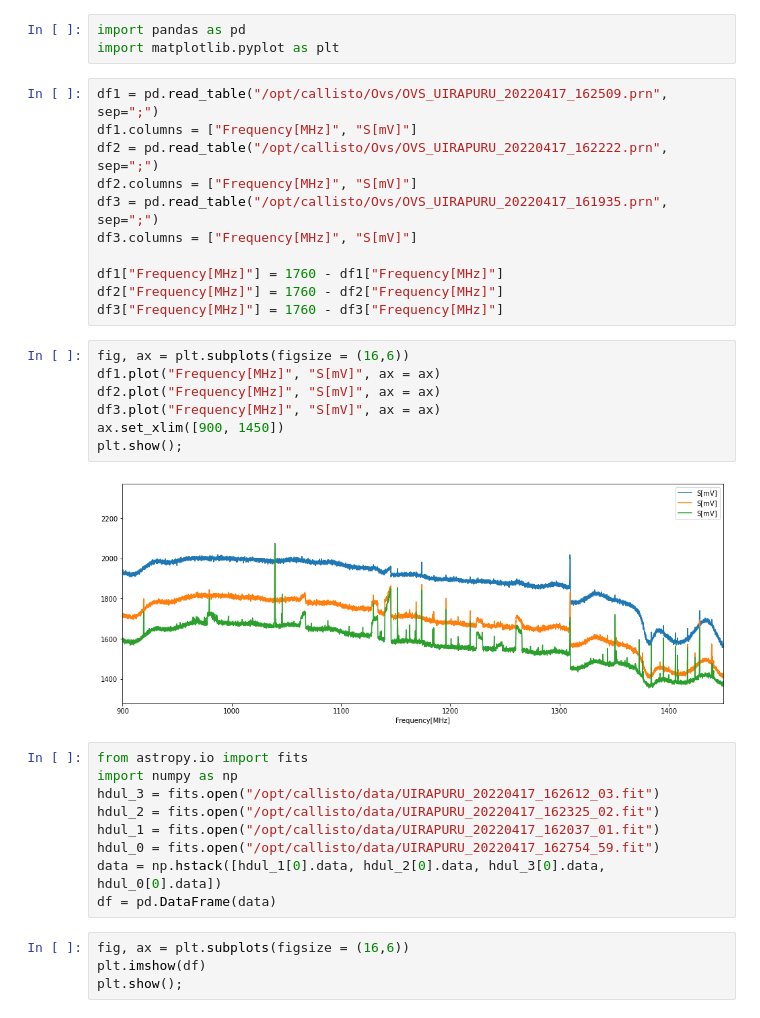
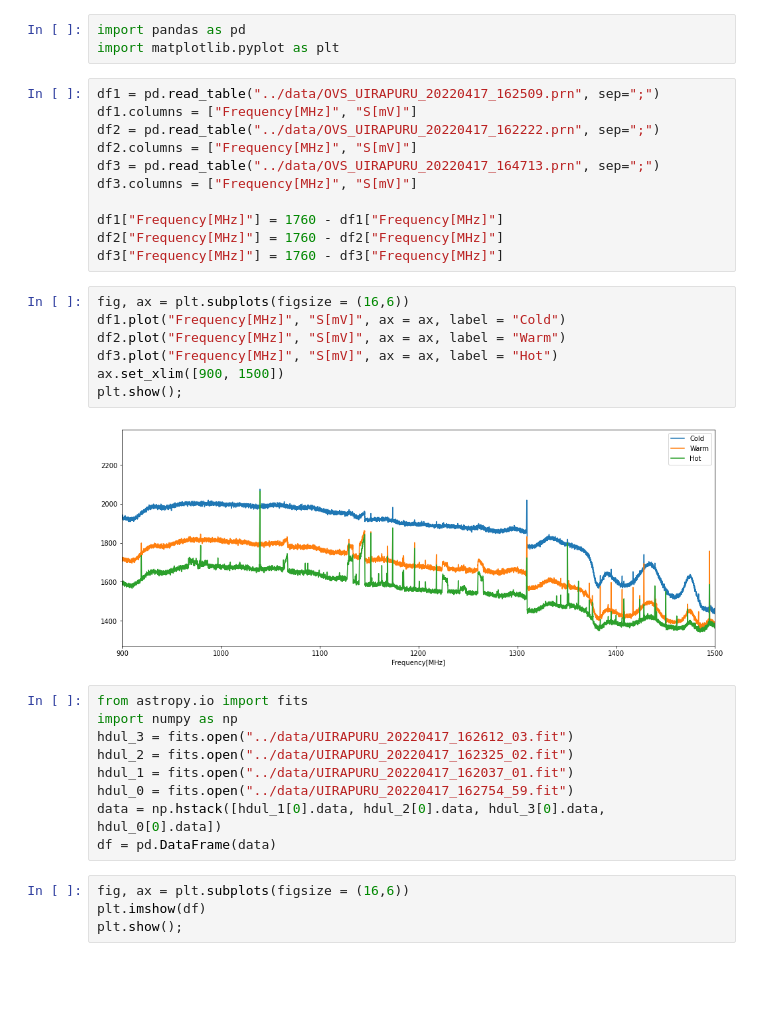
Before and after one commit to TrellixVulnTeam/callisto_JY2V, a Jupyter notebook: docs/Callisto_Controll.ipynb, the cells around one changed output. Cells and saved outputs as stored; diff of their text form; blank space fills up the shorter version.

```diff
--- a/docs/Callisto_Controll.ipynb
+++ b/docs/Callisto_Controll.ipynb
@@ -61,11 +43,11 @@ Callisto.calibrate()
 import pandas as pd
 import matplotlib.pyplot as plt
 # %%
-df1 = pd.read_table("/opt/callisto/Ovs/OVS_UIRAPURU_20220417_162509.prn", sep=";")
+df1 = pd.read_table("../data/OVS_UIRAPURU_20220417_162509.prn", sep=";")
 df1.columns = ["Frequency[MHz]", "S[mV]"]
-df2 = pd.read_table("/opt/callisto/Ovs/OVS_UIRAPURU_20220417_162222.prn", sep=";")
+df2 = pd.read_table("../data/OVS_UIRAPURU_20220417_162222.prn", sep=";")
 df2.columns = ["Frequency[MHz]", "S[mV]"]
-df3 = pd.read_table("/opt/callisto/Ovs/OVS_UIRAPURU_20220417_161935.prn", sep=";")
+df3 = pd.read_table("../data/OVS_UIRAPURU_20220417_164713.prn", sep=";")
 df3.columns = ["Frequency[MHz]", "S[mV]"]
 
 df1["Frequency[MHz]"] = 1760 - df1["Frequency[MHz]"]
@@ -73,20 +55,20 @@ df2["Frequency[MHz]"] = 1760 - df2["Frequency[MHz]"]
 df3["Frequency[MHz]"] = 1760 - df3["Frequency[MHz]"]
 # %%
 fig, ax = plt.subplots(figsize = (16,6))
-df1.plot("Frequency[MHz]", "S[mV]", ax = ax)
-df2.plot("Frequency[MHz]", "S[mV]", ax = ax)
-df3.plot("Frequency[MHz]", "S[mV]", ax = ax)
-ax.set_xlim([900, 1450])
+df1.plot("Frequency[MHz]", "S[mV]", ax = ax, label = "Cold")
+df2.plot("Frequency[MHz]", "S[mV]", ax = ax, label = "Warm")
+df3.plot("Frequency[MHz]", "S[mV]", ax = ax, label = "Hot")
+ax.set_xlim([900, 1500])
 plt.show();
 # %% [output]
-[figure, old version]
+[figure, new version]
 # %%
 from astropy.io import fits
 import numpy as np
-hdul_3 = fits.open("/opt/callisto/data/UIRAPURU_20220417_162612_03.fit")
-hdul_2 = fits.open("/opt/callisto/data/UIRAPURU_20220417_162325_02.fit")
-hdul_1 = fits.open("/opt/callisto/data/UIRAPURU_20220417_162037_01.fit")
-hdul_0 = fits.open("/opt/callisto/data/UIRAPURU_20220417_162754_59.fit")
+hdul_3 = fits.open("../data/UIRAPURU_20220417_162612_03.fit")
+hdul_2 = fits.open("../data/UIRAPURU_20220417_162325_02.fit")
+hdul_1 = fits.open("../data/UIRAPURU_20220417_162037_01.fit")
+hdul_0 = fits.open("../data/UIRAPURU_20220417_162754_59.fit")
 data = np.hstack([hdul_1[0].data, hdul_2[0].data, hdul_3[0].data, hdul_0[0].data])
 df = pd.DataFrame(data)
 # %%
```
Also changed, not shown: parts of 4 cells of this notebook, 2 other files.
